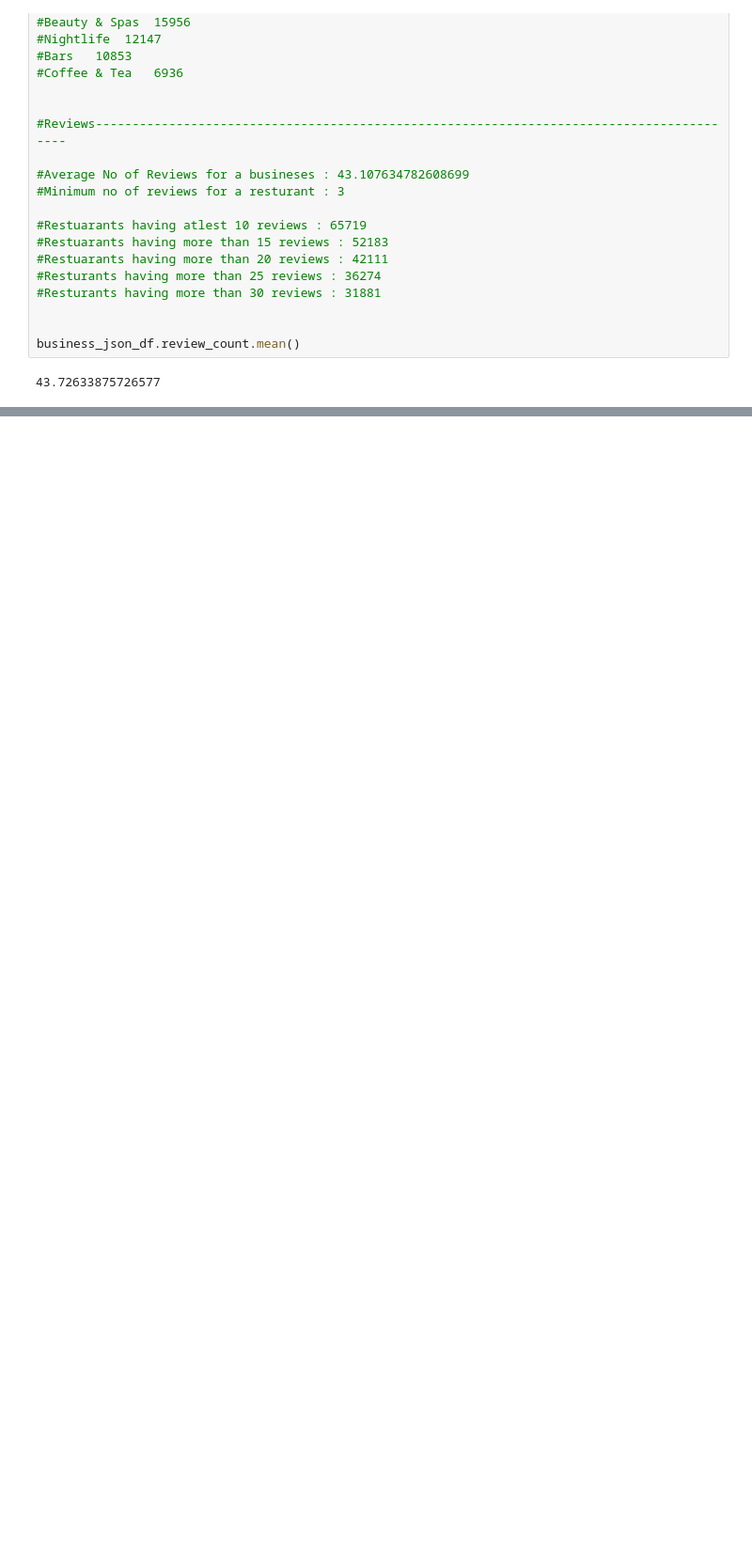
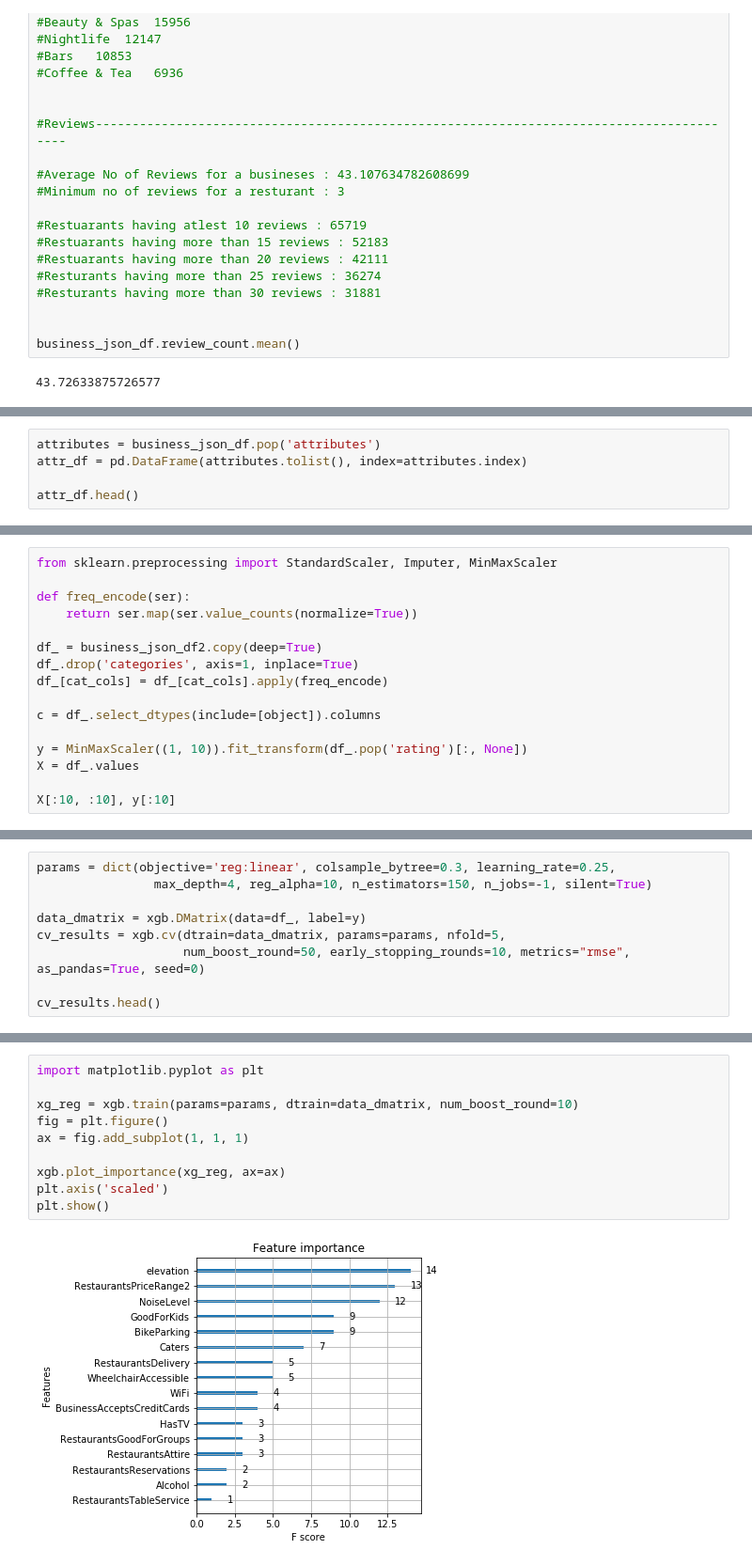
Before and after one commit to Coldsp33d/Yelp-Challenge-2018, a Jupyter notebook: dataset_analysis.ipynb, the cells around one changed output, grey strips where cells are left out. Shown at 94% size. Saved outputs shown, nothing was run; the diff lists cells and outputs as text; blank space fills up the shorter version.

Commit message:
Determine feature importances

```diff
--- a/dataset_analysis.ipynb
+++ b/dataset_analysis.ipynb
@@ -117,0 +139,5 @@ business_json_df.review_count.mean()
+# %%
+attributes = business_json_df.pop('attributes')
+attr_df = pd.DataFrame(attributes.tolist(), index=attributes.index)
+
+attr_df.head()
@@ -117,0 +214,16 @@ business_json_df.review_count.mean()
+# %%
+from sklearn.preprocessing import StandardScaler, Imputer, MinMaxScaler
+
+def freq_encode(ser):
+    return ser.map(ser.value_counts(normalize=True))
+
+df_ = business_json_df2.copy(deep=True)
+df_.drop('categories', axis=1, inplace=True)
+df_[cat_cols] = df_[cat_cols].apply(freq_encode)
+
+c = df_.select_dtypes(include=[object]).columns
+
+y = MinMaxScaler((1, 10)).fit_transform(df_.pop('rating')[:, None])
+X = df_.values
+
+X[:10, :10], y[:10]
@@ -117,0 +261,9 @@ business_json_df.review_count.mean()
+# %%
+params = dict(objective='reg:linear', colsample_bytree=0.3, learning_rate=0.25,
+                max_depth=4, reg_alpha=10, n_estimators=150, n_jobs=-1, silent=True)
+
+data_dmatrix = xgb.DMatrix(data=df_, label=y)
+cv_results = xgb.cv(dtrain=data_dmatrix, params=params, nfold=5,
+                    num_boost_round=50, early_stopping_rounds=10, metrics="rmse", as_pandas=True, seed=0)
+
+cv_results.head()
@@ -117,0 +282,12 @@ business_json_df.review_count.mean()
+# %%
+import matplotlib.pyplot as plt
+
+xg_reg = xgb.train(params=params, dtrain=data_dmatrix, num_boost_round=10)
+fig = plt.figure()
+ax = fig.add_subplot(1, 1, 1)
+
+xgb.plot_importance(xg_reg, ax=ax)
+plt.axis('scaled')
+plt.show()
+# %% [output]
+[figure, added]
```
Also changed, not shown: parts of 21 cells of this notebook.
